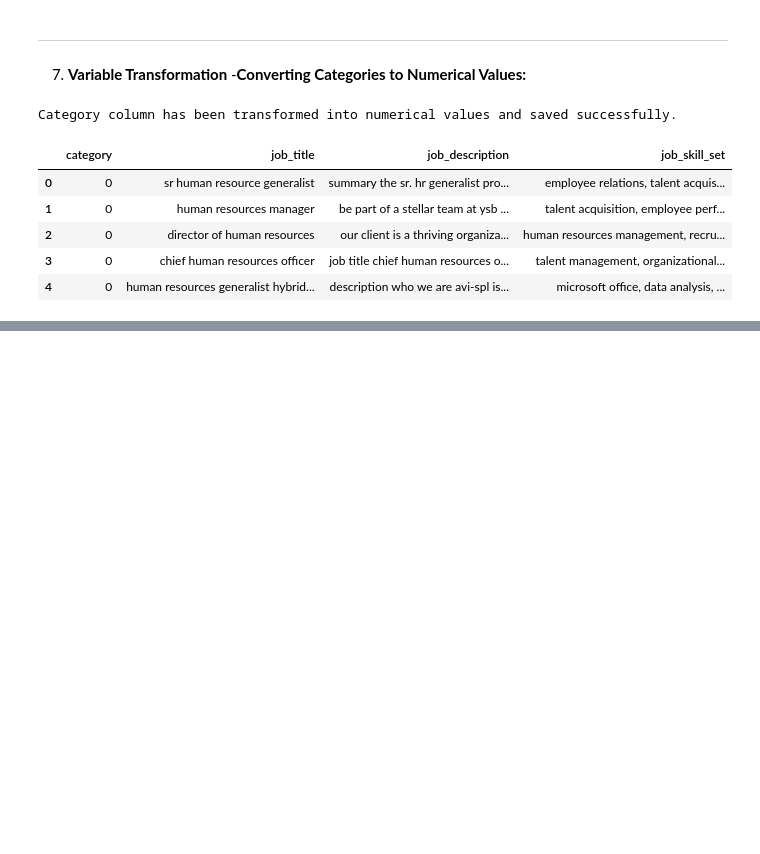
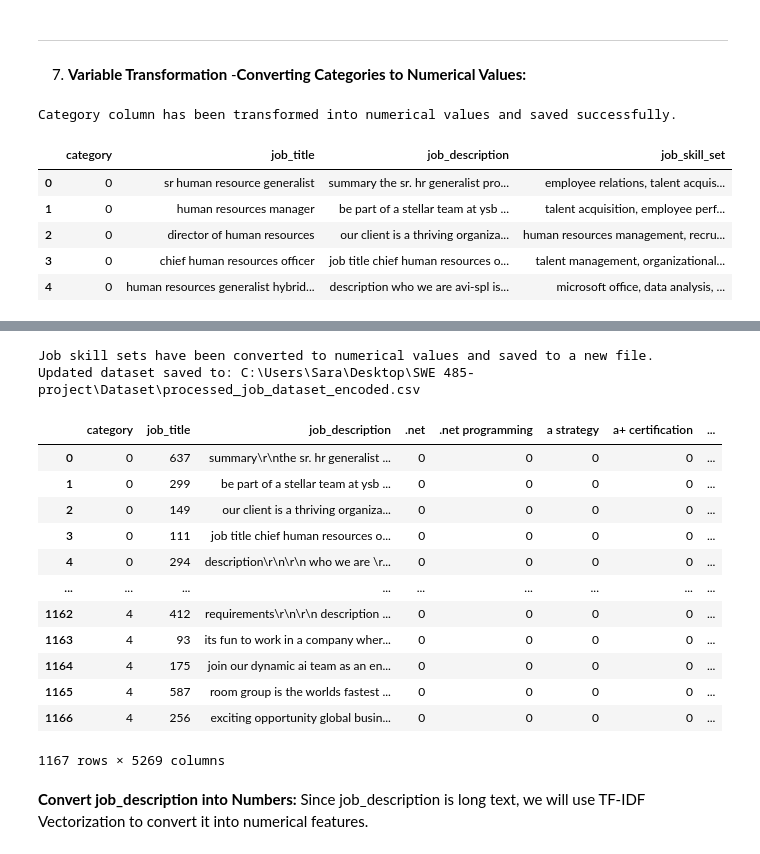
Before and after one commit to almasalzeer/AIproject_job_recomndation, a Jupyter notebook: job.ipynb, the cells around one changed output, grey strips where cells are left out. Drawn from its saved outputs; the diff is of its cells as text; code cells hidden in the pictures; blank space fills up the shorter version.

Commit message:
convert data into numbers

```diff
--- a/job.ipynb
+++ b/job.ipynb
@@ -690,0 +739,57 @@ Category column has been transformed into numerical values and saved successfull
+# %%
+import pandas as pd
+from sklearn.feature_extraction.text import CountVectorizer
+from IPython.display import display  # Import display function
+
+# Load dataset
+input_file_path = r"C:\Users\Sara\Desktop\SWE 485-project\Dataset\processed_job_dataset_encoded.csv"
+data = pd.read_csv(input_file_path)
+
+# Check if 'job_skill_set' exists in the dataset
+if 'job_skill_set' not in data.columns:
+    raise KeyError("The 'job_skill_set' column is missing from the dataset.")
+
+# Convert job_skill_set into a list of skills
+data['job_skill_set'] = data['job_skill_set'].apply(lambda skills: skills.split(','))
+
+# Use CountVectorizer to create multi-hot encoded features for skills
+skill_vectorizer = CountVectorizer(binary=True, tokenizer=lambda x: x, lowercase=False)
+skill_features = skill_vectorizer.fit_transform(data['job_skill_set'])
+
+# Convert skill features to a DataFrame
+skill_features_df = pd.DataFrame(skill_features.toarray(), columns=skill_vectorizer.get_feature_names_out())
+
+# Add skill features to the original dataset
+data = pd.concat([data, skill_features_df], axis=1)
+
+# Drop the original job_skill_set column
+data = data.drop(columns=['job_skill_set'])
+
+# Save the updated dataset
+output_file_path = r"C:\Users\Sara\Desktop\SWE 485-project\Dataset\processed_job_dataset_encoded.csv"
+data.to_csv(output_file_path, index=False)
+
+print("Job skill sets have been converted to numerical values and saved to a new file.")
+print(f"Updated dataset saved to: {output_file_path}")
+
+# Display the entire dataset
+display(data)
+# %% [output]
+Job skill sets have been converted to numerical values and saved to a new file.
+Updated dataset saved to: C:\Users\Sara\Desktop\SWE 485-project\Dataset\processed_job_dataset_encoded.csv
+|  | category | job_title | job_description | .net | .net programming | a strategy | a+ certification | ... |
+| 0 | 0 | 637 | summary\r\nthe sr. hr generalist ... | 0 | 0 | 0 | 0 | ... |
+| 1 | 0 | 299 | be part of a stellar team at ysb ... | 0 | 0 | 0 | 0 | ... |
+| 2 | 0 | 149 | our client is a thriving organiza... | 0 | 0 | 0 | 0 | ... |
+| 3 | 0 | 111 | job title chief human resources o... | 0 | 0 | 0 | 0 | ... |
+| 4 | 0 | 294 | description\r\n\r\n who we are \r... | 0 | 0 | 0 | 0 | ... |
+| ... | ... | ... | ... | ... | ... | ... | ... | ... |
+| 1162 | 4 | 412 | requirements\r\n\r\n description ... | 0 | 0 | 0 | 0 | ... |
+| 1163 | 4 | 93 | its fun to work in a company wher... | 0 | 0 | 0 | 0 | ... |
+| 1164 | 4 | 175 | join our dynamic ai team as an en... | 0 | 0 | 0 | 0 | ... |
+| 1165 | 4 | 587 | room group is the worlds fastest ... | 0 | 0 | 0 | 0 | ... |
+| 1166 | 4 | 256 | exciting opportunity global busin... | 0 | 0 | 0 | 0 | ... |
+1167 rows × 5269 columns
+# %% [markdown]
+**Convert job_description into Numbers:**
+Since job_description is long text, we will use TF-IDF Vectorization to convert it into numerical features.
```
Also changed, not shown: parts of 5 cells of this notebook, 1 other file.
